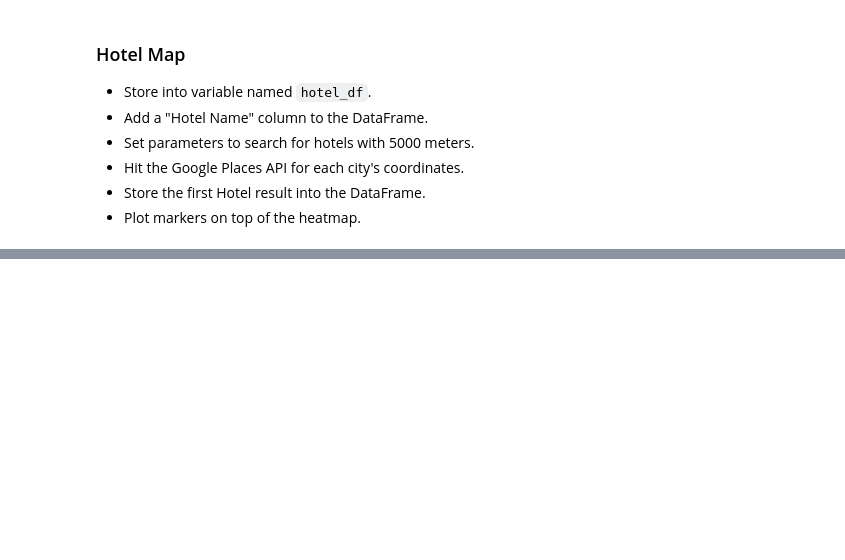
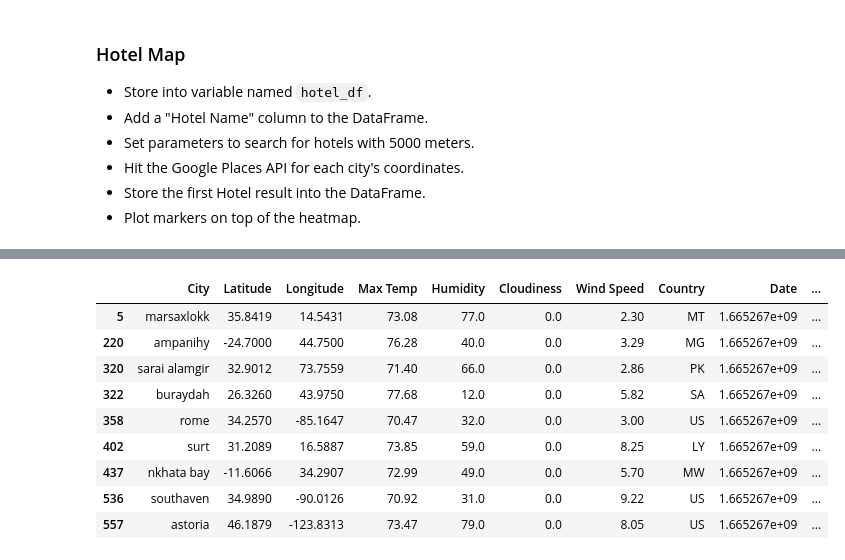
Before and after one commit to kass173/Python-api-Challenge, a Jupyter notebook: VacationPy/VacationPy.ipynb, the cells around one changed output, grey strips where cells are left out. Cells and saved outputs as stored; diff of their text form; code cells hidden in the pictures; blank space fills up the shorter version.

```diff
--- a/VacationPy/VacationPy.ipynb
+++ b/VacationPy/VacationPy.ipynb
@@ -70,3 +125,40 @@ weather_df.head()
 * Hit the Google Places API for each city's coordinates.
 * Store the first Hotel result into the DataFrame.
 * Plot markers on top of the heatmap.
+# %%
+hotel_df = filtered_weather_df
+
+# params dictionary to update each iteration
+params = {
+    "radius": 5000,
+    "types": "lodging",
+    "key": g_key
+}
+
+
+for index, row in hotel_df.iterrows():
+    # get lat, lng from df
+    lat = row["Latitude"]
+    lng = row["Longitude"]
+
+    # change location each iteration while leaving original params in place
+    params["location"] = f"{lat},{lng}"
+
+    base_url = "https://maps.googleapis.com/maps/api/place/nearbysearch/json"
+
+    # assemble url and make API request
+    print(f"Retrieving Results for Index {index}: {row['City']}.")
+    response = requests.get(base_url, params=params).json()
+    # print(json.dumps(response, indent=4, sort_keys=True))
+
+    # extract results
+    results = response['results']
+
+    try:
+        print(f"Closest hotel is {results[0]['name']}.")
+        hotel_df.loc[index, 'Hotel Name'] = results[0]['name']
+
+    except (KeyError, IndexError):
+        print("Missing field/result... skipping.")
+
+    print("------------")
@@ -72,0 +183,13 @@ weather_df.head()
+# %%
+hotel_df
+# %% [output]
+|  | City | Latitude | Longitude | Max Temp | Humidity | Cloudiness | Wind Speed | Country | Date | ... |
+| 5 | marsaxlokk | 35.8419 | 14.5431 | 73.08 | 77.0 | 0.0 | 2.30 | MT | 1.665267e+09 | ... |
+| 220 | ampanihy | -24.7000 | 44.7500 | 76.28 | 40.0 | 0.0 | 3.29 | MG | 1.665267e+09 | ... |
+| 320 | sarai alamgir | 32.9012 | 73.7559 | 71.40 | 66.0 | 0.0 | 2.86 | PK | 1.665267e+09 | ... |
+| 322 | buraydah | 26.3260 | 43.9750 | 77.68 | 12.0 | 0.0 | 5.82 | SA | 1.665267e+09 | ... |
+| 358 | rome | 34.2570 | -85.1647 | 70.47 | 32.0 | 0.0 | 3.00 | US | 1.665267e+09 | ... |
+| 402 | surt | 31.2089 | 16.5887 | 73.85 | 59.0 | 0.0 | 8.25 | LY | 1.665267e+09 | ... |
+| 437 | nkhata bay | -11.6066 | 34.2907 | 72.99 | 49.0 | 0.0 | 5.70 | MW | 1.665267e+09 | ... |
+| 536 | southaven | 34.9890 | -90.0126 | 70.92 | 31.0 | 0.0 | 9.22 | US | 1.665267e+09 | ... |
+| 557 | astoria | 46.1879 | -123.8313 | 73.47 | 79.0 | 0.0 | 8.05 | US | 1.665267e+09 | ... |
```
Also changed, not shown: parts of 5 cells of this notebook, 5 other files.
